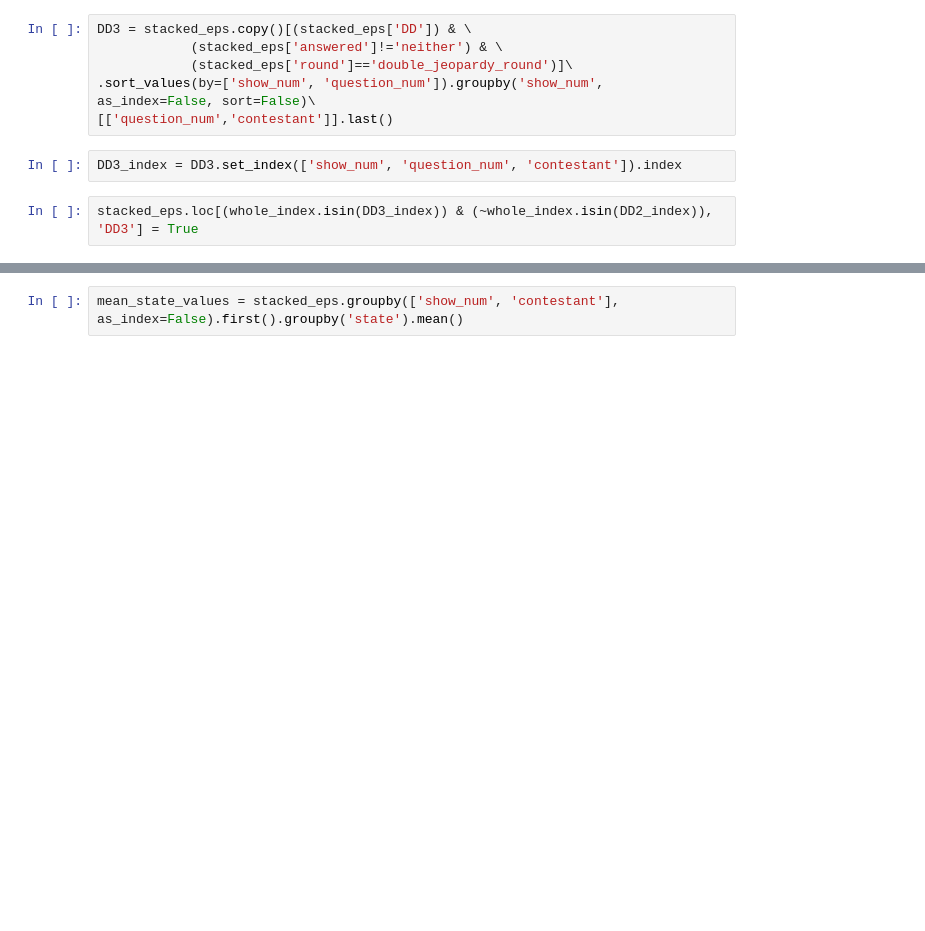
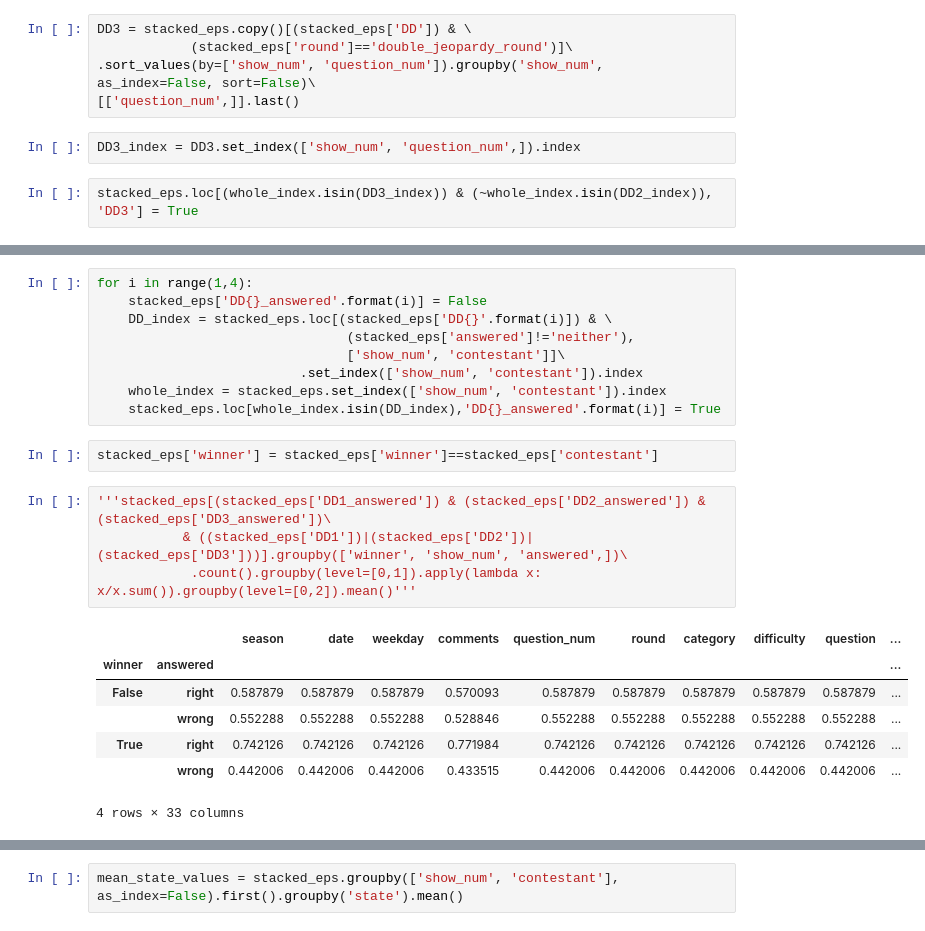
Before and after one commit to isaaclayton/jeopardy_project, a Jupyter notebook: dataviz_sandbox.ipynb, the cells around one changed output, grey strips where cells are left out. Cells and saved outputs as stored; diff of their text form; blank space fills up the shorter version.

```diff
--- a/dataviz_sandbox.ipynb
+++ b/dataviz_sandbox.ipynb
@@ -548,11 +662,10 @@ whole_index = stacked_eps.set_index(['show_num', 'question_num', 'contestant']).
 stacked_eps.loc[whole_index.isin(DD2_index),'DD2'] = True
 # %%
 DD3 = stacked_eps.copy()[(stacked_eps['DD']) & \
-            (stacked_eps['answered']!='neither') & \
             (stacked_eps['round']=='double_jeopardy_round')]\
 .sort_values(by=['show_num', 'question_num']).groupby('show_num', as_index=False, sort=False)\
-[['question_num','contestant']].last()
+[['question_num',]].last()
 # %%
-DD3_index = DD3.set_index(['show_num', 'question_num', 'contestant']).index
+DD3_index = DD3.set_index(['show_num', 'question_num',]).index
 # %%
 stacked_eps.loc[(whole_index.isin(DD3_index)) & (~whole_index.isin(DD2_index)), 'DD3'] = True
@@ -568,0 +672,23 @@ stacked_eps.head()
+# %%
+for i in range(1,4):
+    stacked_eps['DD{}_answered'.format(i)] = False
+    DD_index = stacked_eps.loc[(stacked_eps['DD{}'.format(i)]) & \
+                                (stacked_eps['answered']!='neither'),
+                                ['show_num', 'contestant']]\
+                          .set_index(['show_num', 'contestant']).index
+    whole_index = stacked_eps.set_index(['show_num', 'contestant']).index
+    stacked_eps.loc[whole_index.isin(DD_index),'DD{}_answered'.format(i)] = True
+# %%
+stacked_eps['winner'] = stacked_eps['winner']==stacked_eps['contestant']
+# %%
+'''stacked_eps[(stacked_eps['DD1_answered']) & (stacked_eps['DD2_answered']) & (stacked_eps['DD3_answered'])\
+           & ((stacked_eps['DD1'])|(stacked_eps['DD2'])|(stacked_eps['DD3']))].groupby(['winner', 'show_num', 'answered',])\
+            .count().groupby(level=[0,1]).apply(lambda x: x/x.sum()).groupby(level=[0,2]).mean()'''
+# %% [output]
+|  |  | season | date | weekday | comments | question_num | round | category | difficulty | question | ... |
+| winner | answered |  |  |  |  |  |  |  |  |  | ... |
+| False | right | 0.587879 | 0.587879 | 0.587879 | 0.570093 | 0.587879 | 0.587879 | 0.587879 | 0.587879 | 0.587879 | ... |
+|  | wrong | 0.552288 | 0.552288 | 0.552288 | 0.528846 | 0.552288 | 0.552288 | 0.552288 | 0.552288 | 0.552288 | ... |
+| True | right | 0.742126 | 0.742126 | 0.742126 | 0.771984 | 0.742126 | 0.742126 | 0.742126 | 0.742126 | 0.742126 | ... |
+|  | wrong | 0.442006 | 0.442006 | 0.442006 | 0.433515 | 0.442006 | 0.442006 | 0.442006 | 0.442006 | 0.442006 | ... |
+4 rows × 33 columns
```
Also changed, not shown: parts of 155 cells of this notebook, 23 other files.
